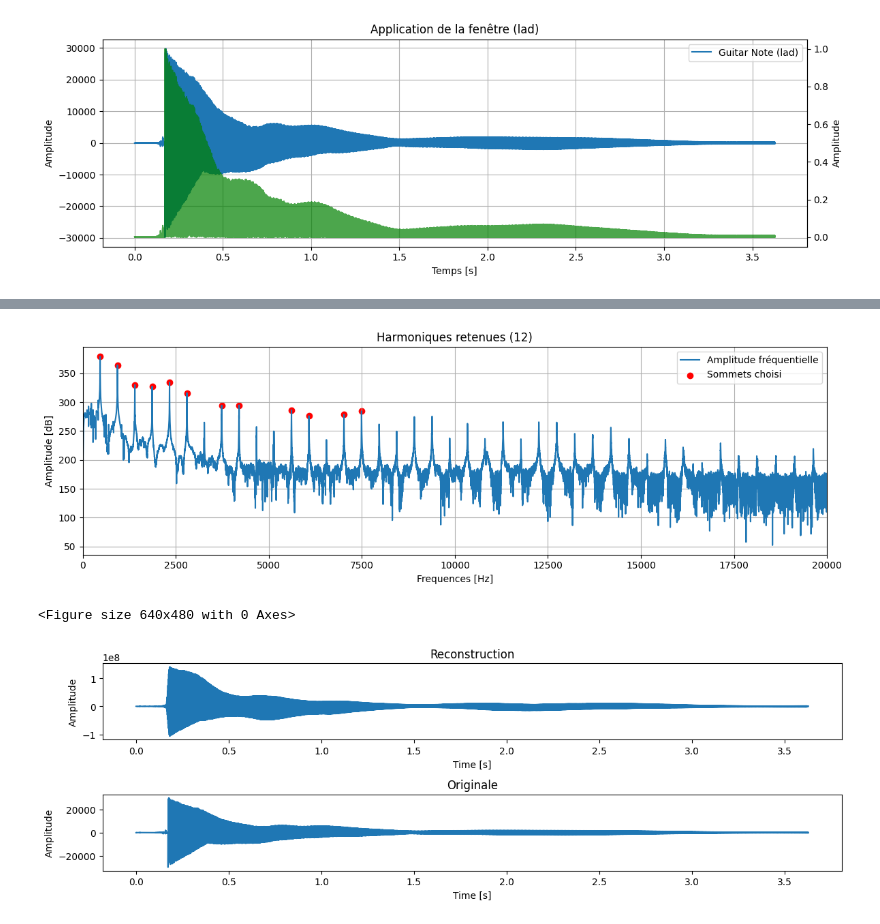
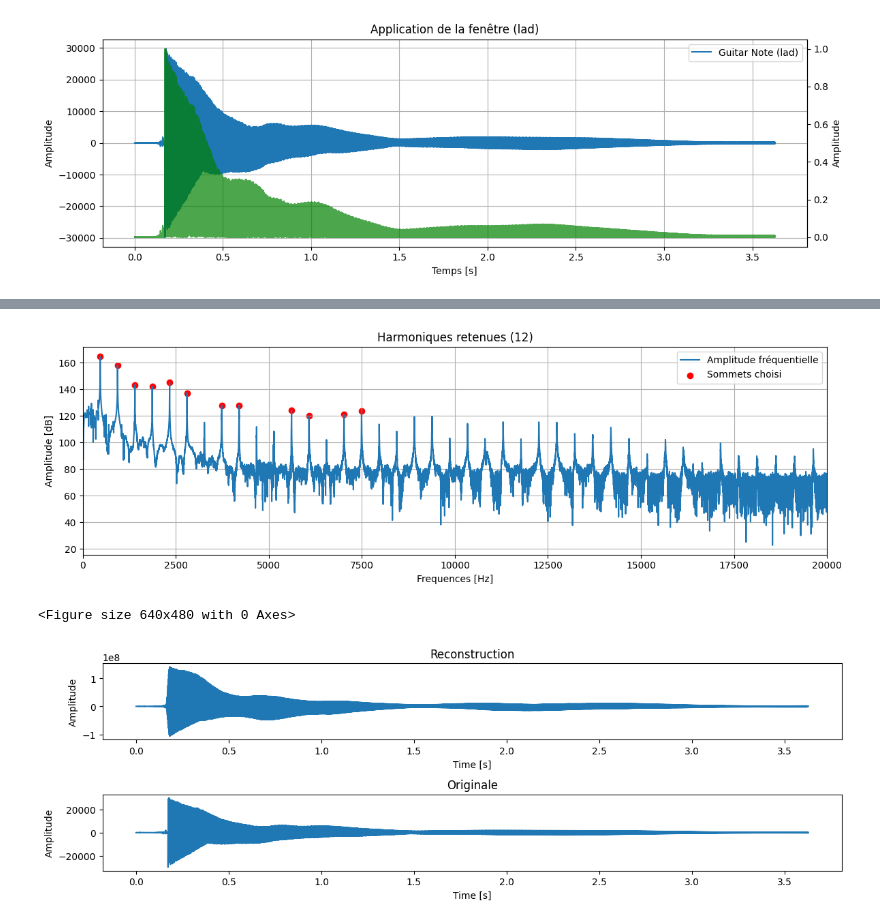
Before and after one commit to Bobelbo/s5app3, a Jupyter notebook: problematique_guitare.ipynb, the cells around one changed output, grey strips where cells are left out. Saved outputs shown, nothing was run; the diff lists cells and outputs as text; code cells hidden in the pictures.

```diff
--- a/problematique_guitare.ipynb
+++ b/problematique_guitare.ipynb
@@ -80,40 +92,40 @@ guitare_fft = np.fft.rfft(data)
 guitare_fft_freq = np.fft.rfftfreq(len(data), 1/Fe)
 
 amplitude = abs(guitare_fft)
-amplitudelog = np.log(abs(guitare_fft)) * 20
+amplitudelog = np.log10(abs(guitare_fft)) * 20
 
 peaks, _ = find_peaks(
         amplitudelog,
         distance=400,
-        prominence=80
+        prominence=50
     )
 peak_amp = amplitude[peaks]
 top = peaks[np.argsort(-peak_amp)[:12]]
 
 plt.figure(figsize=(12, 4))
 plt.title(f'Harmoniques retenues ({len(top)})')
 plt.plot(guitare_fft_freq, amplitudelog, label="Amplitude fréquentielle")
 plt.scatter(guitare_fft_freq[top], amplitudelog[top], color='red', label="Sommets choisi")
 plt.xlabel('Frequences [Hz]')
 plt.ylabel('Amplitude [dB]')
 plt.xlim((0,20000))
 plt.grid(True)
 plt.legend()
 plt.tight_layout()
 plt.show()
 plt.savefig("./images/harmoniques-guitare.jpg")
 
 with open(f"{len(top)}_harmoniques.txt", "w") as f:
     f.write("Frequency(Hz), Amplitude, Phase(rad)\n")
 
     for i in top:
         f.write(
             f"{guitare_fft_freq[i]}, "
             f"{amplitudelog[i]}, "
             f"{np.angle(guitare_fft[i])}\n"
         )
 # %% [output]
-[figure, old version]
+[figure, new version]
 <Figure size 640x480 with 0 Axes>
 # %%
 harmoniques_i = top
```
Also changed, not shown: parts of 2 cells of this notebook, 24 other files.
